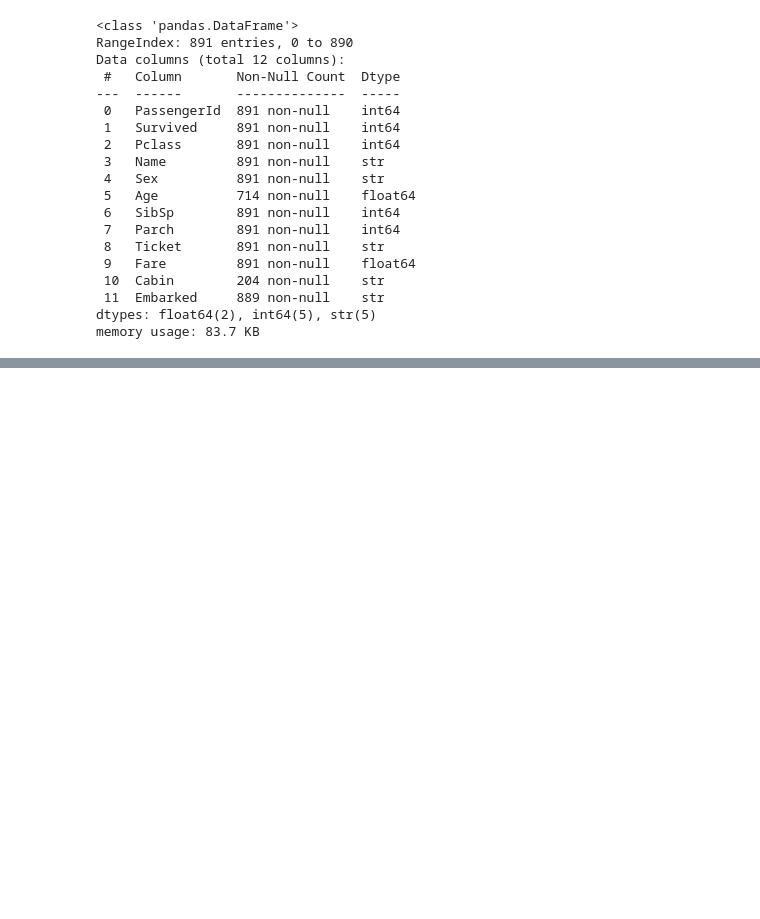
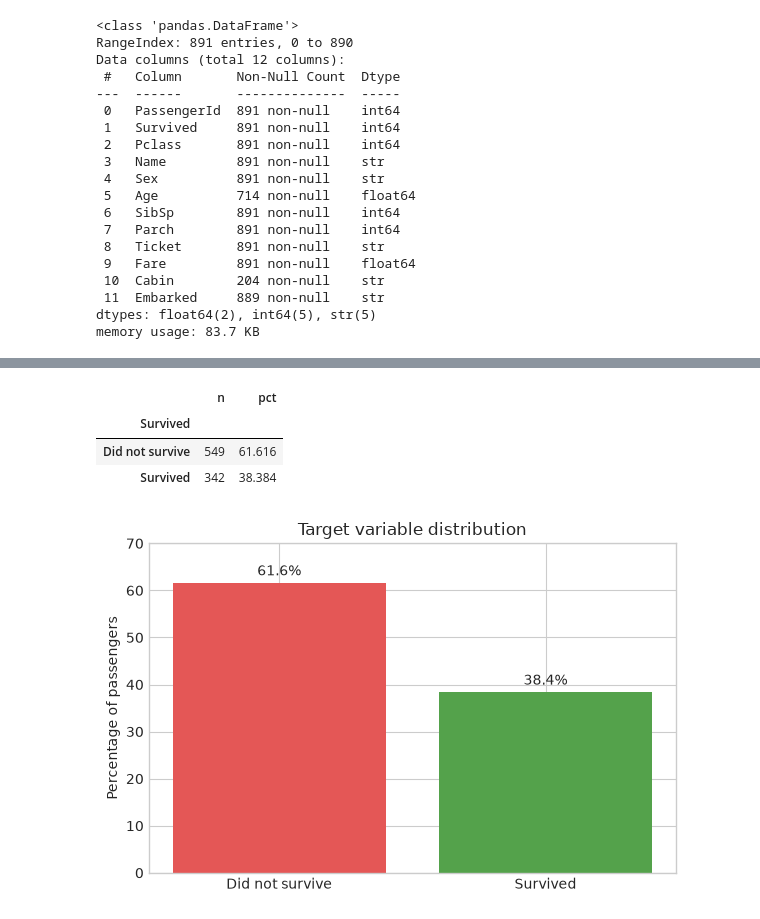
Before and after one commit to errodd/titanic_ml_solution, a Jupyter notebook: notebooks/01_eda.ipynb, the cells around one changed output, grey strips where cells are left out. Drawn from its saved outputs; the diff is of its cells as text; code cells hidden in the pictures; blank space fills up the shorter version.

```diff
--- a/notebooks/01_eda.ipynb
+++ b/notebooks/01_eda.ipynb
@@ -733,0 +170,23 @@ but interaction effects should be considered explicitly.
+# %%
+target_summary = (
+    titanic_df["Survived"]
+    .value_counts()
+    .rename(index={0: "Did not survive", 1: "Survived"})
+    .to_frame("n")
+)
+target_summary["pct"] = target_summary["n"].div(len(titanic_df)).mul(100)
+target_summary
+# %% [output]
+|  | n | pct |
+| Survived |  |  |
+| Did not survive | 549 | 61.616 |
+| Survived | 342 | 38.384 |
+# %%
+fig, ax = plt.subplots(figsize=(6, 4))
+bars = ax.bar(target_summary.index, target_summary["pct"], color=["#E45756", "#54A24B"])
+ax.set(title="Target variable distribution", ylabel="Percentage of passengers", ylim=(0, 70))
+ax.bar_label(bars, fmt="%.1f%%", padding=3)
+plt.tight_layout()
+plt.show()
+# %% [output]
+[figure, added]
```
Also changed, not shown: parts of 76 cells of this notebook.
